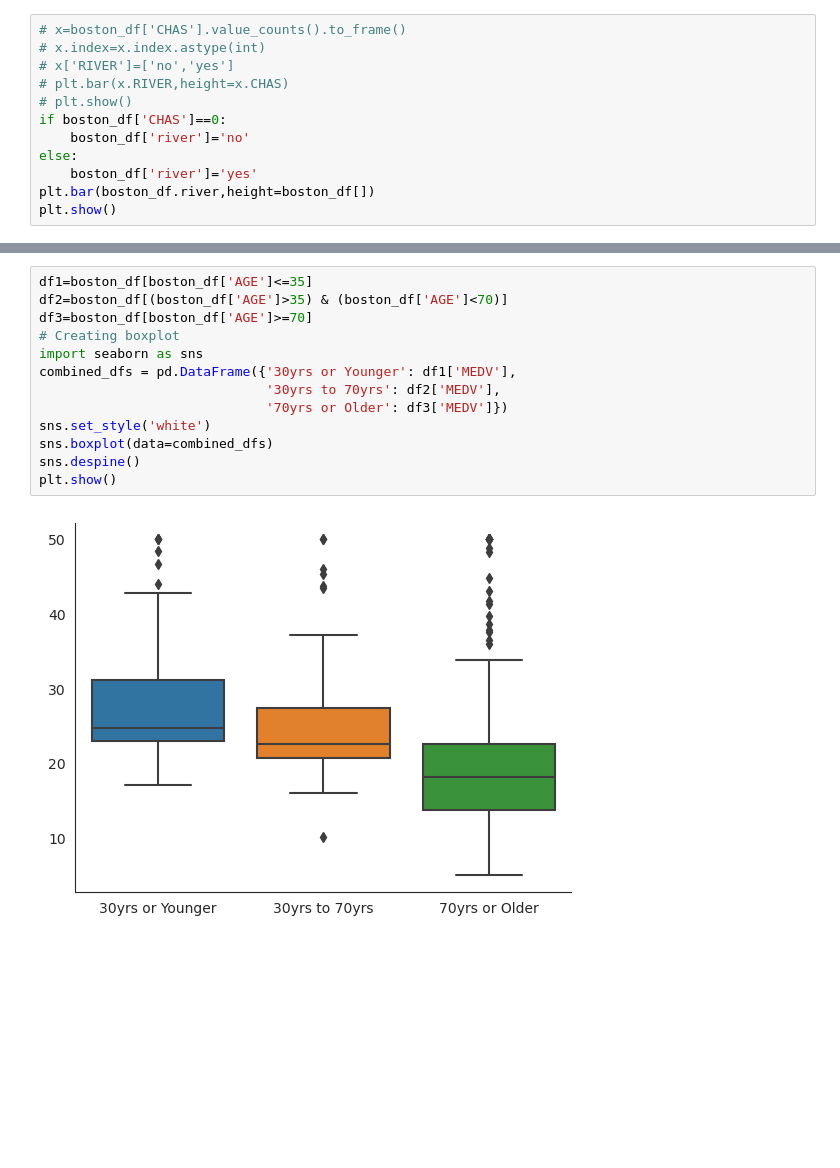
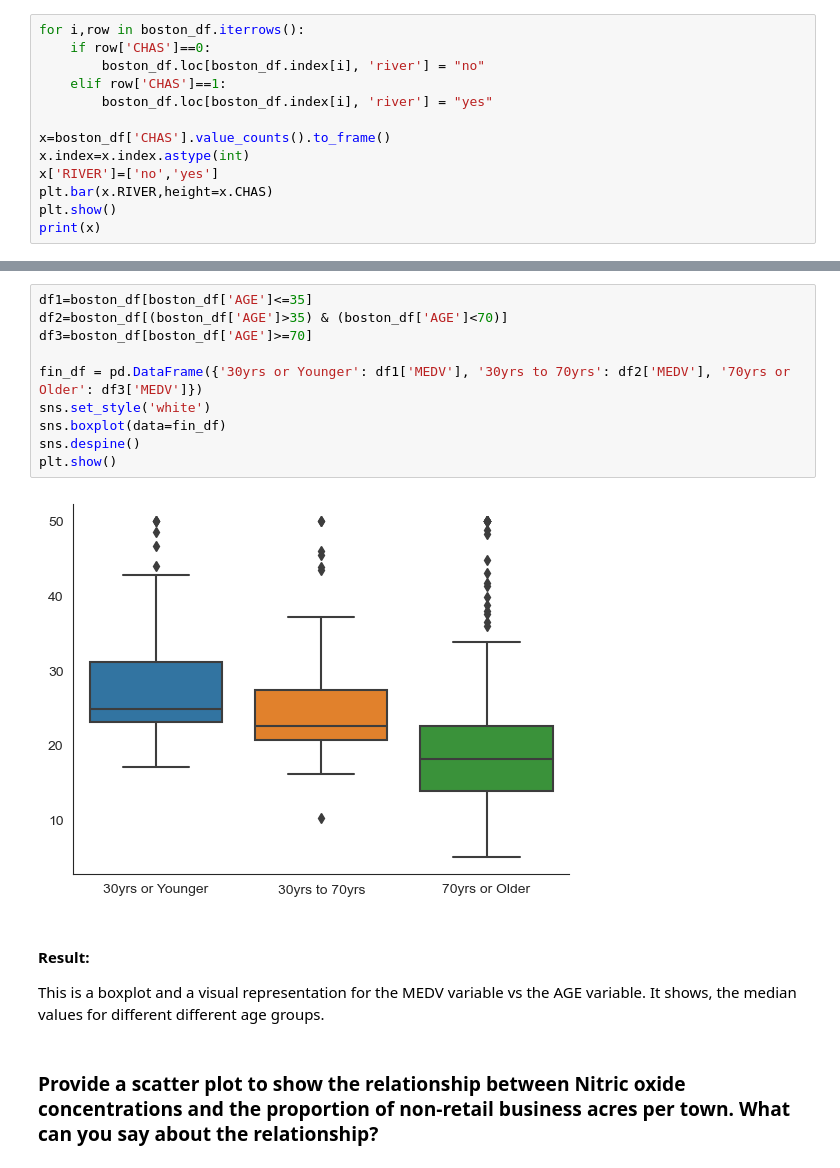
Before and after one commit to nilesh14k/Analysis-Boston-Housings, a Jupyter notebook: Statistics for Data Science Final.ipynb, the cells around one changed output, grey strips where cells are left out. Drawn from its saved outputs; the diff is of its cells as text; blank space fills up the shorter version.

```diff
--- a/Statistics for Data Science Final.ipynb
+++ b/Statistics for Data Science Final.ipynb
@@ -31,13 +26,14 @@ plt.show()
 # %%
-# x=boston_df['CHAS'].value_counts().to_frame()
-# x.index=x.index.astype(int)
-# x['RIVER']=['no','yes']
-# plt.bar(x.RIVER,height=x.CHAS)
-# plt.show()
-if boston_df['CHAS']==0:
-    boston_df['river']='no'
-else:
-    boston_df['river']='yes'
-plt.bar(boston_df.river,height=boston_df[])
+for i,row in boston_df.iterrows():
+    if row['CHAS']==0:
+        boston_df.loc[boston_df.index[i], 'river'] = "no"
+    elif row['CHAS']==1:
+        boston_df.loc[boston_df.index[i], 'river'] = "yes"
+
+x=boston_df['CHAS'].value_counts().to_frame()
+x.index=x.index.astype(int)
+x['RIVER']=['no','yes']
+plt.bar(x.RIVER,height=x.CHAS)
 plt.show()
+print(x)
 # %% [output]
@@ -45,18 +49,20 @@ plt.show()
 # %%
 df1=boston_df[boston_df['AGE']<=35]
 df2=boston_df[(boston_df['AGE']>35) & (boston_df['AGE']<70)]
 df3=boston_df[boston_df['AGE']>=70]
-# Creating boxplot
-import seaborn as sns
-combined_dfs = pd.DataFrame({'30yrs or Younger': df1['MEDV'],
-                             '30yrs to 70yrs': df2['MEDV'],
-                             '70yrs or Older': df3['MEDV']})
+
+fin_df = pd.DataFrame({'30yrs or Younger': df1['MEDV'], '30yrs to 70yrs': df2['MEDV'], '70yrs or Older': df3['MEDV']})
 sns.set_style('white')
-sns.boxplot(data=combined_dfs)
+sns.boxplot(data=fin_df)
 sns.despine()
 plt.show()
 # %% [output]
-[figure, old version]
+[figure, new version]
+# %% [markdown]
+#### Result:
+This is a boxplot and a visual representation for the MEDV variable vs the AGE variable. It shows, the median values for different different age groups.
+# %% [markdown]
+### Provide a scatter plot to show the relationship between Nitric oxide concentrations and the proportion of non-retail business acres per town. What can you say about the relationship?
 # %%
 plt.scatter(boston_df['NOX'],boston_df['INDUS'])
 plt.xlabel("Nitric Oxide Concentrations")
```
Also changed, not shown: parts of 29 cells of this notebook.
